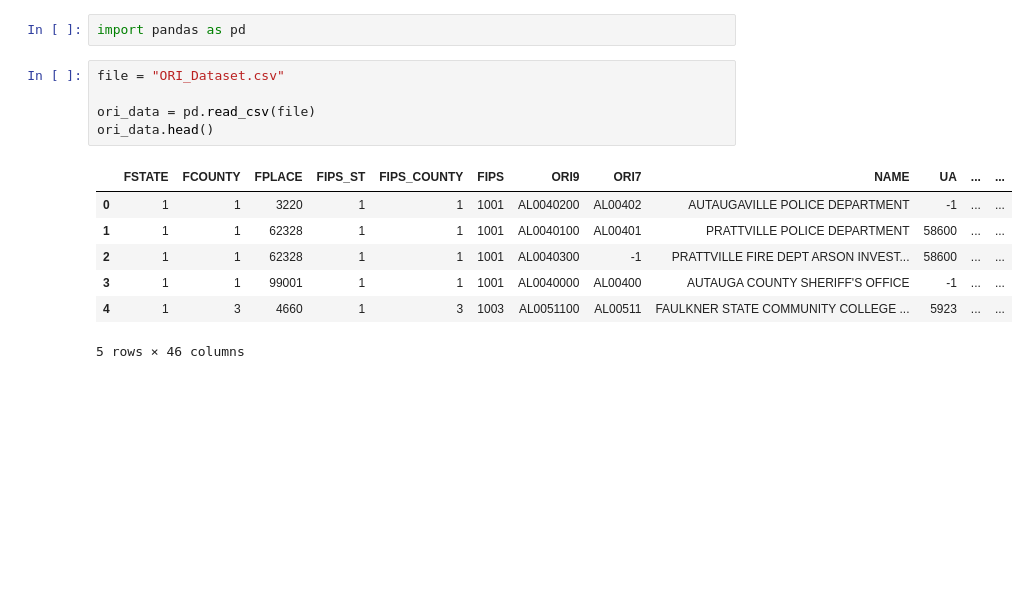
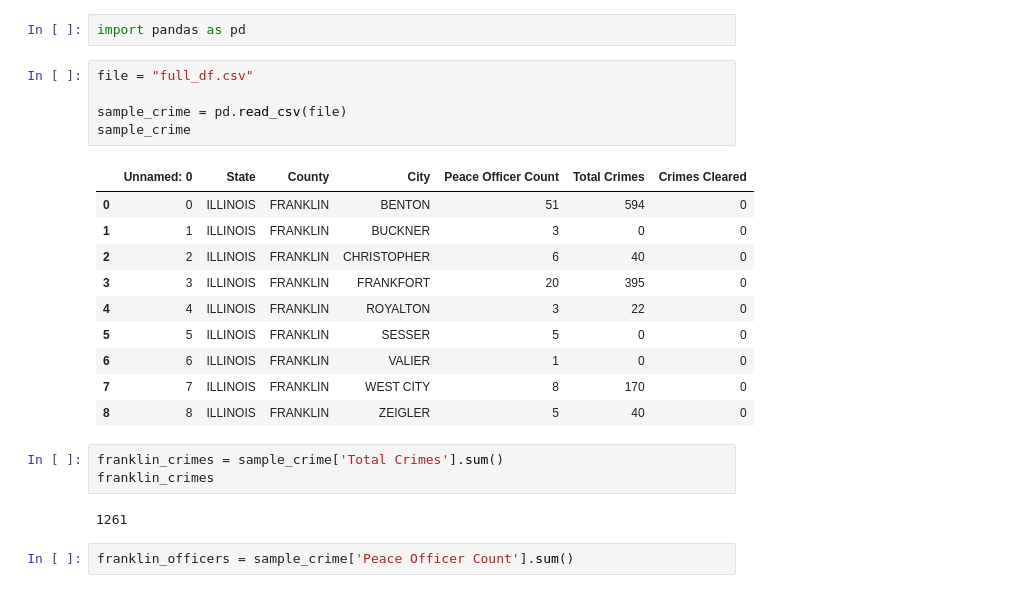
Before and after one commit to swbrummund/Project.01, a Jupyter notebook: Data_Collection/FBI_API/ORI_Dataset_Cleaning.ipynb, the cells around one changed output. Saved outputs shown, nothing was run; the diff lists cells and outputs as text; blank space fills up the shorter version.

```diff
--- a/Data_Collection/FBI_API/ORI_Dataset_Cleaning.ipynb
+++ b/Data_Collection/FBI_API/ORI_Dataset_Cleaning.ipynb
@@ -1,15 +1,25 @@
 # %%
 import pandas as pd
 # %%
-file = "ORI_Dataset.csv"
+file = "full_df.csv"
 
-ori_data = pd.read_csv(file)
-ori_data.head()
+sample_crime = pd.read_csv(file)
+sample_crime
 # %% [output]
-|  | FSTATE | FCOUNTY | FPLACE | FIPS_ST | FIPS_COUNTY | FIPS | ORI9 | ORI7 | NAME | UA | ... | ... |
-| 0 | 1 | 1 | 3220 | 1 | 1 | 1001 | AL0040200 | AL00402 | AUTAUGAVILLE POLICE DEPARTMENT | -1 | ... | ... |
-| 1 | 1 | 1 | 62328 | 1 | 1 | 1001 | AL0040100 | AL00401 | PRATTVILLE POLICE DEPARTMENT | 58600 | ... | ... |
-| 2 | 1 | 1 | 62328 | 1 | 1 | 1001 | AL0040300 | -1 | PRATTVILLE FIRE DEPT ARSON INVEST... | 58600 | ... | ... |
-| 3 | 1 | 1 | 99001 | 1 | 1 | 1001 | AL0040000 | AL00400 | AUTAUGA COUNTY SHERIFF'S OFFICE | -1 | ... | ... |
-| 4 | 1 | 3 | 4660 | 1 | 3 | 1003 | AL0051100 | AL00511 | FAULKNER STATE COMMUNITY COLLEGE ... | 5923 | ... | ... |
+|  | Unnamed: 0 | State | County | City | Peace Officer Count | Total Crimes | Crimes Cleared |
+| 0 | 0 | ILLINOIS | FRANKLIN | BENTON | 51 | 594 | 0 |
+| 1 | 1 | ILLINOIS | FRANKLIN | BUCKNER | 3 | 0 | 0 |
+| 2 | 2 | ILLINOIS | FRANKLIN | CHRISTOPHER | 6 | 40 | 0 |
+| 3 | 3 | ILLINOIS | FRANKLIN | FRANKFORT | 20 | 395 | 0 |
+| 4 | 4 | ILLINOIS | FRANKLIN | ROYALTON | 3 | 22 | 0 |
+| 5 | 5 | ILLINOIS | FRANKLIN | SESSER | 5 | 0 | 0 |
+| 6 | 6 | ILLINOIS | FRANKLIN | VALIER | 1 | 0 | 0 |
+| 7 | 7 | ILLINOIS | FRANKLIN | WEST CITY | 8 | 170 | 0 |
+| 8 | 8 | ILLINOIS | FRANKLIN | ZEIGLER | 5 | 40 | 0 |
-5 rows × 46 columns
+# %%
+franklin_crimes = sample_crime['Total Crimes'].sum()
+franklin_crimes
+# %% [output]
+1261
+# %%
+franklin_officers = sample_crime['Peace Officer Count'].sum()
```
Also changed, not shown: parts of 2 cells of this notebook, 5 other files.
